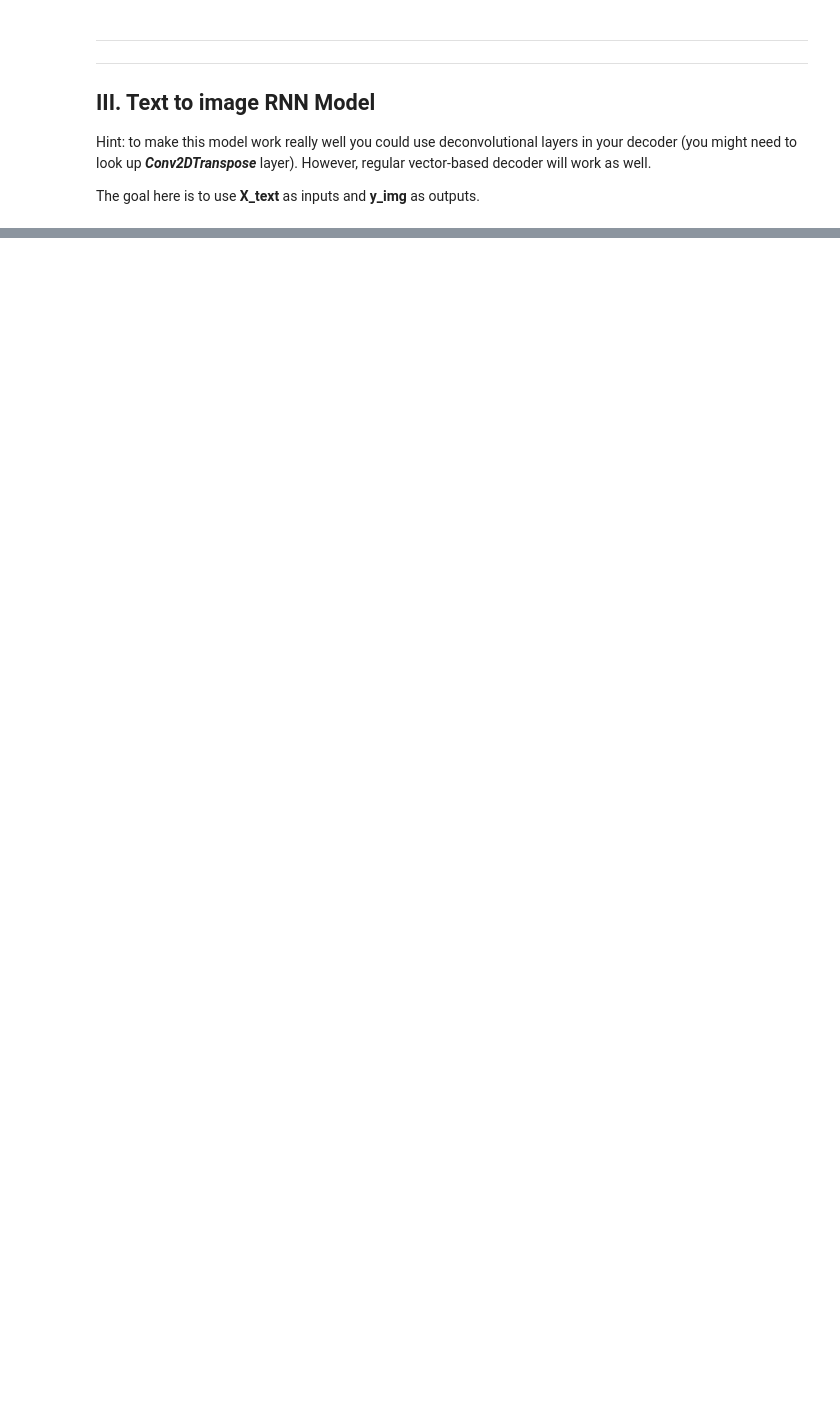
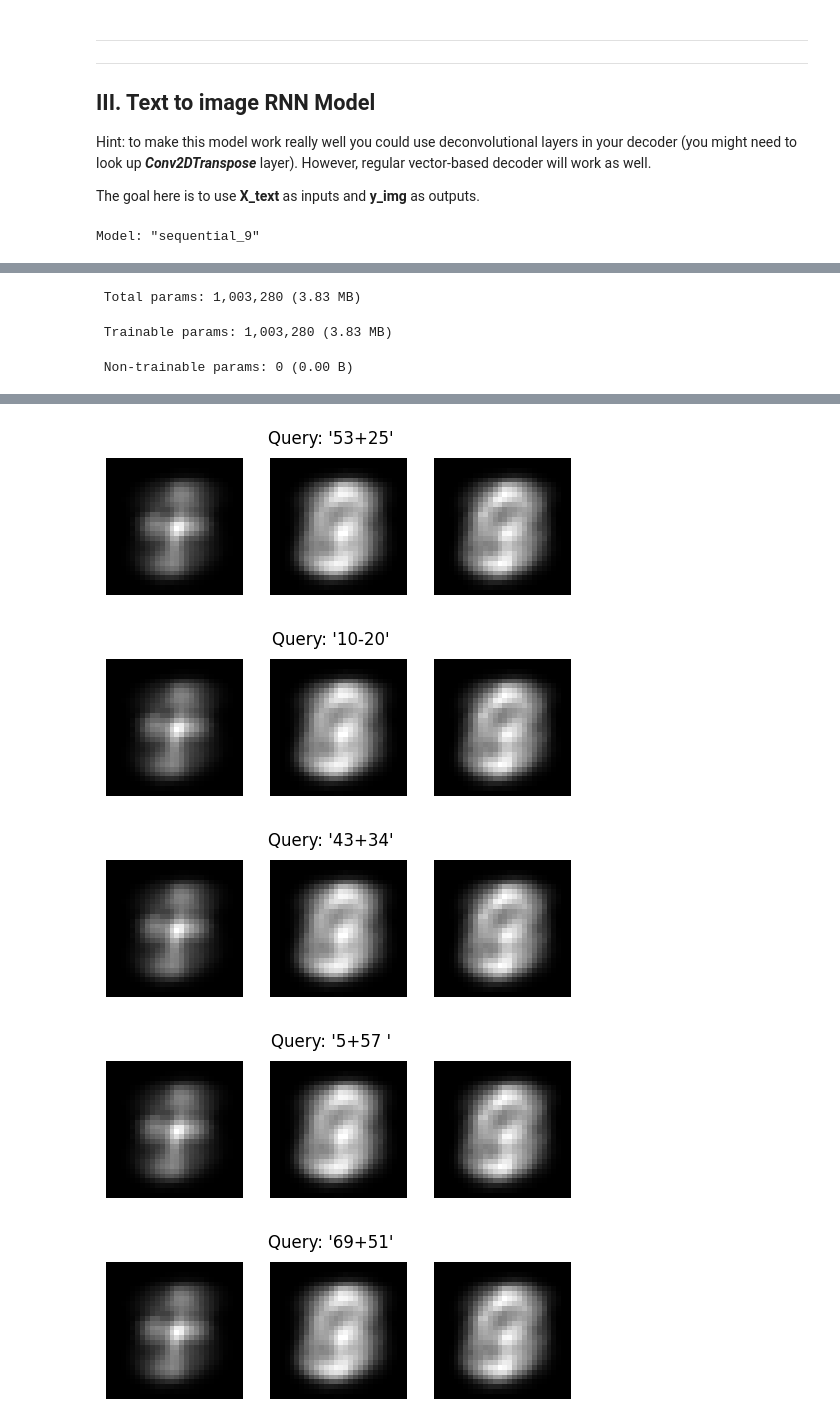
Before and after one commit to LewisBoulogne/IDL_assignment_2, a Jupyter notebook: A2_RNNs.ipynb, the cells around one changed output, grey strips where cells are left out. Saved outputs shown, nothing was run; the diff lists cells and outputs as text; code cells hidden in the pictures; blank space fills up the shorter version.

Commit message:
base model trials

```diff
--- a/A2_RNNs.ipynb
+++ b/A2_RNNs.ipynb
@@ -471,8 +589,8 @@ X_img_flat shape: (20000, 5, 784)
 # %%
-img2text = build_img2text_model()
+img2text = build_img2text_model_conv()
 
 X_train_i, X_test_i, y_train_i, y_test_i = train_test_split(
-    X_img_flat,
+    X_img,
     y_text_onehot,
     test_size=0.5,
     random_state=42,
@@ -557,17 +682,61 @@ def build_text2img_model():
 
     # As the decoder RNN's input, repeatedly provide with the last output of RNN for each time step. Repeat 3 times as that's the maximum length of the output (e.g. '  1-99' = '-98')
     # when using 2-digit integers in queries. In other words, the RNN will always produce 3 characters as its output.
-    text2text.add(RepeatVector(max_answer_length))
+    text2img.add(RepeatVector(max_answer_length))
 
     # By setting return_sequences to True, return not only the last output but all the outputs so far in the form of (num_samples, timesteps, output_dim). This is necessary as TimeDistributed in the below expects
     # the first dimension to be the timesteps.
-    text2text.add(LSTM(256, return_sequences=True))
+    text2img.add(LSTM(256, return_sequences=True))
 
     # Apply a dense layer to the every temporal slice of an input. For each of step of the output sequence, decide which character should be chosen.
-    text2text.add(TimeDistributed(Dense(len(unique_characters), activation='softmax')))
+    # For each timestep, output 784 pixels
+    text2img.add(TimeDistributed(Dense(28*28, activation='sigmoid')))
+
+    # Reshape each timestep to an image
+    text2img.add(TimeDistributed(Reshape((28, 28))))
 
     # Next we compile the model using categorical crossentropy as our loss function.
-    text2text.compile(loss='categorical_crossentropy', optimizer='adam', metrics=['accuracy'])
-    text2text.summary()
+    text2img.compile(loss='binary_crossentropy', optimizer='adam')
+    text2img.summary()
 
-    return text2text
+    return text2img
+# %%
+# 1. Track indices
+indices = np.arange(len(X_text_onehot))
+
+train_idx, test_idx = train_test_split(
+    indices,
+    test_size=0.5,
+    random_state=42,
+    shuffle=True
+)
+
+# 2. Split using indices
+X_train_ti = X_text_onehot[train_idx]
+X_test_ti  = X_text_onehot[test_idx]
+y_train_ti = y_img[train_idx]
+y_test_ti  = y_img[test_idx]
+
+# 3. Train
+text2img = build_text2img_model()
+history_t2i = text2img.fit(
+    X_train_ti, y_train_ti,
+    validation_data=(X_test_ti, y_test_ti),
+    epochs=10,
+    batch_size=128
+)
+
+# 4. Predict first 5 test images
+y_pred_img = text2img.predict(X_test_ti[:5])
+
+# 5. Plot
+for i in range(5):
+    plt.figure(figsize=(6,2))
+    for t in range(3):
+        plt.subplot(1,3,t+1)
+        plt.imshow(y_pred_img[i,t], cmap='gray')
+        plt.axis('off')
+    plt.suptitle(f"Query: '{X_text[test_idx[i]]}'")
+    plt.show()
+# %% [output]
+Model: "sequential_9"
@@ -573,0 +758,3 @@ def build_text2img_model():
+ Total params: 1,003,280 (3.83 MB)
+ Trainable params: 1,003,280 (3.83 MB)
+ Non-trainable params: 0 (0.00 B)
@@ -573,0 +778,5 @@ def build_text2img_model():
+[figure, added]
+[figure, added]
+[figure, added]
+[figure, added]
+[figure, added]
```
Also changed, not shown: parts of 12 cells of this notebook.
